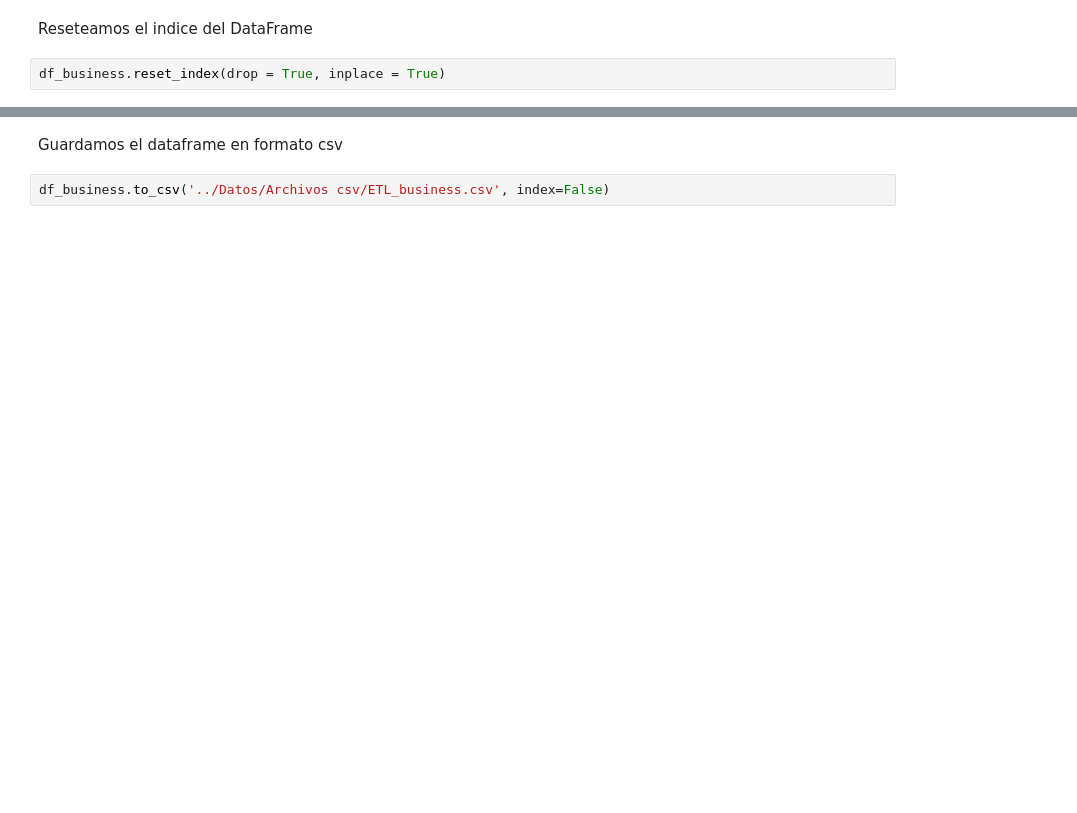
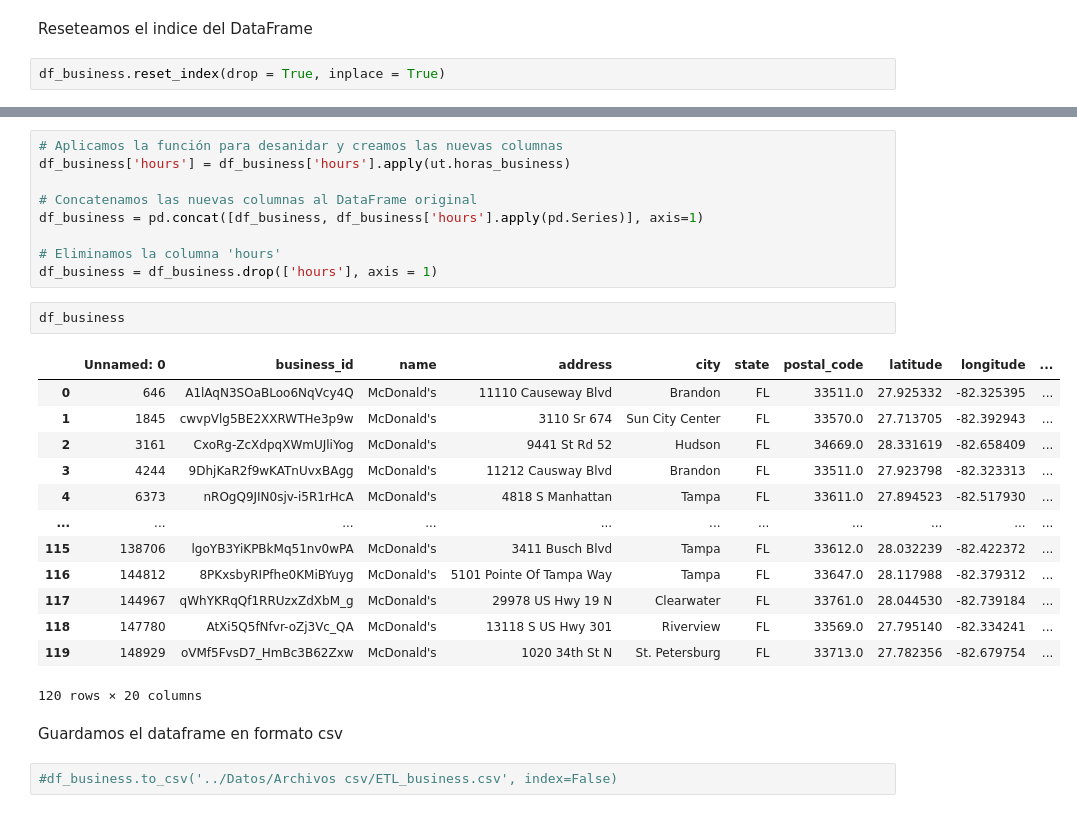
Before and after one commit to MiliTrres/PF_Reviews-Recommendation_Henry, a Jupyter notebook: ETL/ETL_business.ipynb, the cells around one changed output, grey strips where cells are left out. Cells and saved outputs as stored; diff of their text form; blank space fills up the shorter version.

```diff
--- a/ETL/ETL_business.ipynb
+++ b/ETL/ETL_business.ipynb
@@ -132,4 +136,29 @@ df_business.reset_index(drop = True, inplace = True)
+# %%
+# Aplicamos la función para desanidar y creamos las nuevas columnas
+df_business['hours'] = df_business['hours'].apply(ut.horas_business)
+
+# Concatenamos las nuevas columnas al DataFrame original
+df_business = pd.concat([df_business, df_business['hours'].apply(pd.Series)], axis=1)
+
+# Eliminamos la columna 'hours'
+df_business = df_business.drop(['hours'], axis = 1)
+# %%
+df_business
+# %% [output]
+|  | Unnamed: 0 | business_id | name | address | city | state | postal_code | latitude | longitude | ... |
+| 0 | 646 | A1lAqN3SOaBLoo6NqVcy4Q | McDonald's | 11110 Causeway Blvd | Brandon | FL | 33511.0 | 27.925332 | -82.325395 | ... |
+| 1 | 1845 | cwvpVlg5BE2XXRWTHe3p9w | McDonald's | 3110 Sr 674 | Sun City Center | FL | 33570.0 | 27.713705 | -82.392943 | ... |
+| 2 | 3161 | CxoRg-ZcXdpqXWmUJliYog | McDonald's | 9441 St Rd 52 | Hudson | FL | 34669.0 | 28.331619 | -82.658409 | ... |
+| 3 | 4244 | 9DhjKaR2f9wKATnUvxBAgg | McDonald's | 11212 Causway Blvd | Brandon | FL | 33511.0 | 27.923798 | -82.323313 | ... |
+| 4 | 6373 | nROgQ9JIN0sjv-i5R1rHcA | McDonald's | 4818 S Manhattan | Tampa | FL | 33611.0 | 27.894523 | -82.517930 | ... |
+| ... | ... | ... | ... | ... | ... | ... | ... | ... | ... | ... |
+| 115 | 138706 | lgoYB3YiKPBkMq51nv0wPA | McDonald's | 3411 Busch Blvd | Tampa | FL | 33612.0 | 28.032239 | -82.422372 | ... |
+| 116 | 144812 | 8PKxsbyRIPfhe0KMiBYuyg | McDonald's | 5101 Pointe Of Tampa Way | Tampa | FL | 33647.0 | 28.117988 | -82.379312 | ... |
+| 117 | 144967 | qWhYKRqQf1RRUzxZdXbM_g | McDonald's | 29978 US Hwy 19 N | Clearwater | FL | 33761.0 | 28.044530 | -82.739184 | ... |
+| 118 | 147780 | AtXi5Q5fNfvr-oZj3Vc_QA | McDonald's | 13118 S US Hwy 301 | Riverview | FL | 33569.0 | 27.795140 | -82.334241 | ... |
+| 119 | 148929 | oVMf5FvsD7_HmBc3B62Zxw | McDonald's | 1020 34th St N | St. Petersburg | FL | 33713.0 | 27.782356 | -82.679754 | ... |
+120 rows × 20 columns
 # %% [markdown]
 Guardamos el dataframe en formato csv
 # %%
-df_business.to_csv('../Datos/Archivos csv/ETL_business.csv', index=False)
+#df_business.to_csv('../Datos/Archivos csv/ETL_business.csv', index=False)
```
Also changed, not shown: parts of 5 cells of this notebook, 4 other files.
